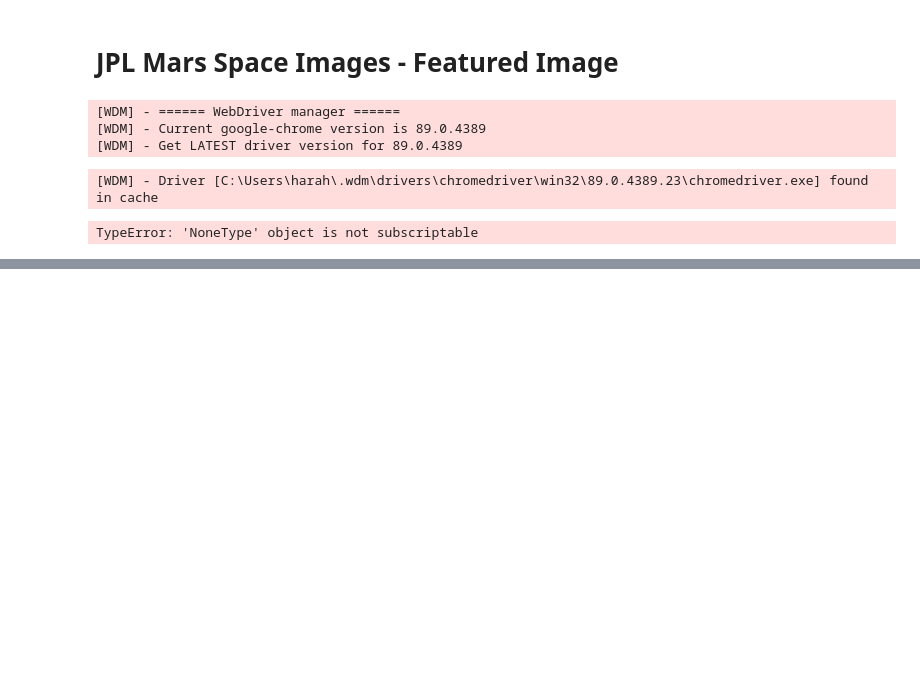
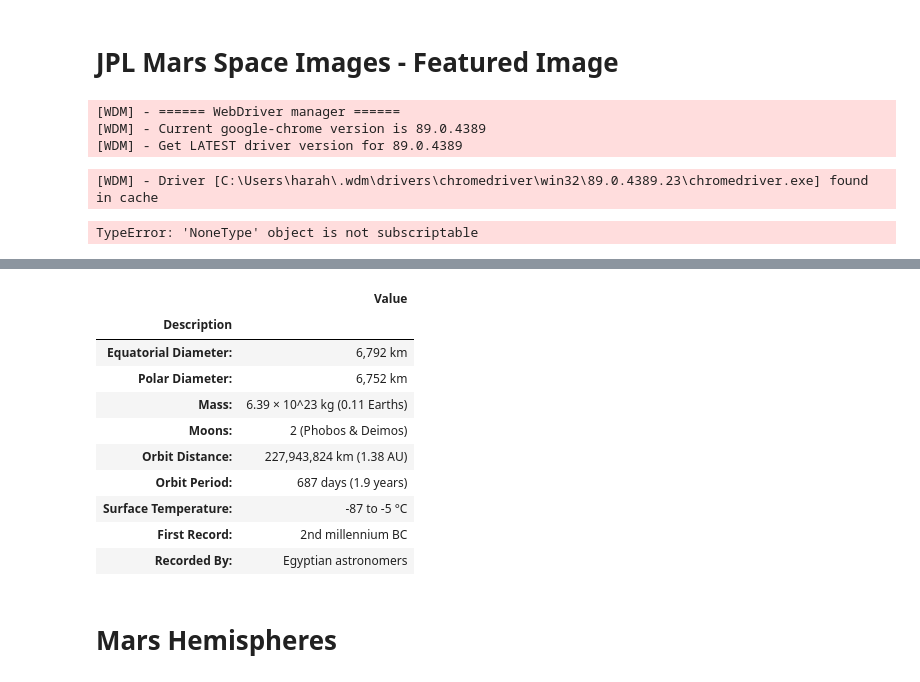
Before and after one commit to ANABGR/web-scraping-challenge, a Jupyter notebook: Missions_to_Mars/missions_to_mars.ipynb, the cells around one changed output, grey strips where cells are left out. Cells and saved outputs as stored; diff of their text form; code cells hidden in the pictures; blank space fills up the shorter version.

```diff
--- a/Missions_to_Mars/missions_to_mars.ipynb
+++ b/Missions_to_Mars/missions_to_mars.ipynb
@@ -98,0 +101,8 @@ TypeError: 'NoneType' object is not subscriptable
+# %%
+
+# Visit the Mars Facts webpage and use Pandas to scrape the table
+url_facts = "https://space-facts.com/mars/"
+
+# Use Pandas - read_html - to scrape tabular data from a page
+mars_facts = pd.read_html(url_facts)
+mars_facts
@@ -98,0 +127,24 @@ TypeError: 'NoneType' object is not subscriptable
+# %%
+
+mars_df = mars_facts[0]
+
+# Create Data Frame
+mars_df.columns = ["Description", "Value"]
+
+# Set index to Description
+mars_df.set_index("Description", inplace=True)
+
+# Print Data Frame
+mars_df
+# %% [output]
+|  | Value |
+| Description |  |
+| Equatorial Diameter: | 6,792 km |
+| Polar Diameter: | 6,752 km |
+| Mass: | 6.39 × 10^23 kg (0.11 Earths) |
+| Moons: | 2 (Phobos & Deimos) |
+| Orbit Distance: | 227,943,824 km (1.38 AU) |
+| Orbit Period: | 687 days (1.9 years) |
+| Surface Temperature: | -87 to -5 °C |
+| First Record: | 2nd millennium BC |
+| Recorded By: | Egyptian astronomers |
@@ -98,0 +161,2 @@ TypeError: 'NoneType' object is not subscriptable
+# %% [markdown]
+# Mars Hemispheres
```
Also changed, not shown: parts of 6 cells of this notebook, 1 other file.
